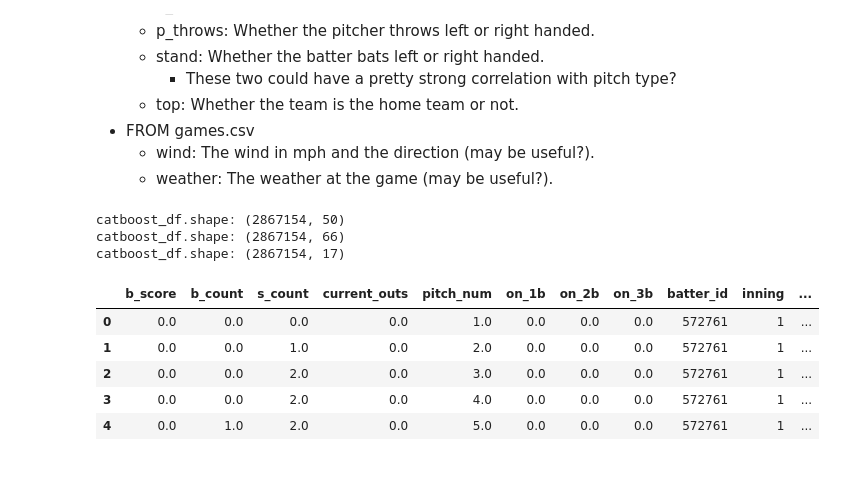
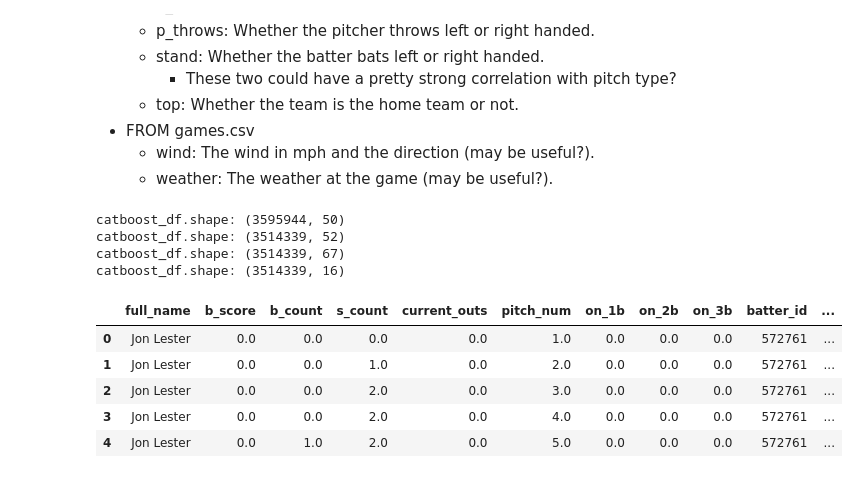
Before and after one commit to dylanskinner65/PitchPredictor, a Jupyter notebook: data_analysis_intro.ipynb, the cells around one changed output. Drawn from its saved outputs; the diff is of its cells as text; code cells hidden in the pictures.

Commit message:
Pushing changes made last night.

```diff
--- a/data_analysis_intro.ipynb
+++ b/data_analysis_intro.ipynb
@@ -205,39 +212,46 @@ The first thing we need to do is figure out what data will be the most helpful w
     - weather: The weather at the game (may be useful?).
 # %%
 # Create a list of columns to keep before merging everything together.
-columns_to_keep = ['b_score', 'b_count', 's_count', 'current_outs', 'pitch_num', 'on_1b', 'on_2b', 'on_3b',
+columns_to_keep = ['full_name', 'b_score', 'b_count', 's_count', 'current_outs', 'pitch_num', 'on_1b', 'on_2b', 'on_3b',
                    'batter_id', 'inning', 'p_score', 'p_throws', 'stand', 'top',
-                   'wind', 'weather', 'pitch_type']
+                   'pitch_type']
 
 # Merge pitches and atbats
 pitches.rename(columns={'outs': 'current_outs'}, inplace=True)
 catboost_df = pitches.merge(at_bat, on='ab_id', validate='m:1')
+print(f'catboost_df.shape: {catboost_df.shape}')
+
+# Merge pitches_merge and names together
+catboost_df = catboost_df.merge(names, left_on='pitcher_id', right_on='id')
+catboost_df.drop(['last_name', 'first_name'], axis=1, inplace=True)
 print(f'catboost_df.shape: {catboost_df.shape}')
 
 # Merge catboost_df and games
 catboost_df = catboost_df.merge(games, on='g_id')
 print(f'catboost_df.shape: {catboost_df.shape}')
 
 # Keep only the columns I want to plug into catboost
 catboost_df = catboost_df[columns_to_keep]
 print(f'catboost_df.shape: {catboost_df.shape}')
 
 # Rename a few columns
 catboost_df.rename(columns={'stand': 'batter_stance'}, inplace=True)
 
 # These columns are objects that are actually int64's. Convert to string to run in the algorithm.
-catboost_df[['p_throws', 'batter_stance', 'wind', 'weather']] = catboost_df[['p_throws', 'batter_stance', 'wind', 'weather']].astype('string')
+catboost_df[['p_throws', 'batter_stance']] = catboost_df[['p_throws', 'batter_stance']].astype('string')
 catboost_df[['p_throws', 'batter_stance']] = catboost_df[['p_throws', 'batter_stance']].replace({'R': 'Right', 'L': 'Left'})
+catboost_df['top'] = catboost_df.top.replace({1.0: True, 0.0: False})
 
 
 catboost_df.head(5)
 # %% [output]
-catboost_df.shape: (2867154, 50)
-catboost_df.shape: (2867154, 66)
-catboost_df.shape: (2867154, 17)
+catboost_df.shape: (3595944, 50)
+catboost_df.shape: (3514339, 52)
+catboost_df.shape: (3514339, 67)
+catboost_df.shape: (3514339, 16)
-|  | b_score | b_count | s_count | current_outs | pitch_num | on_1b | on_2b | on_3b | batter_id | inning | ... |
-| 0 | 0.0 | 0.0 | 0.0 | 0.0 | 1.0 | 0.0 | 0.0 | 0.0 | 572761 | 1 | ... |
-| 1 | 0.0 | 0.0 | 1.0 | 0.0 | 2.0 | 0.0 | 0.0 | 0.0 | 572761 | 1 | ... |
-| 2 | 0.0 | 0.0 | 2.0 | 0.0 | 3.0 | 0.0 | 0.0 | 0.0 | 572761 | 1 | ... |
-| 3 | 0.0 | 0.0 | 2.0 | 0.0 | 4.0 | 0.0 | 0.0 | 0.0 | 572761 | 1 | ... |
-| 4 | 0.0 | 1.0 | 2.0 | 0.0 | 5.0 | 0.0 | 0.0 | 0.0 | 572761 | 1 | ... |
+|  | full_name | b_score | b_count | s_count | current_outs | pitch_num | on_1b | on_2b | on_3b | batter_id | ... |
+| 0 | Jon Lester | 0.0 | 0.0 | 0.0 | 0.0 | 1.0 | 0.0 | 0.0 | 0.0 | 572761 | ... |
+| 1 | Jon Lester | 0.0 | 0.0 | 1.0 | 0.0 | 2.0 | 0.0 | 0.0 | 0.0 | 572761 | ... |
+| 2 | Jon Lester | 0.0 | 0.0 | 2.0 | 0.0 | 3.0 | 0.0 | 0.0 | 0.0 | 572761 | ... |
+| 3 | Jon Lester | 0.0 | 0.0 | 2.0 | 0.0 | 4.0 | 0.0 | 0.0 | 0.0 | 572761 | ... |
+| 4 | Jon Lester | 0.0 | 1.0 | 2.0 | 0.0 | 5.0 | 0.0 | 0.0 | 0.0 | 572761 | ... |
```
Also changed, not shown: parts of 5 cells of this notebook.
